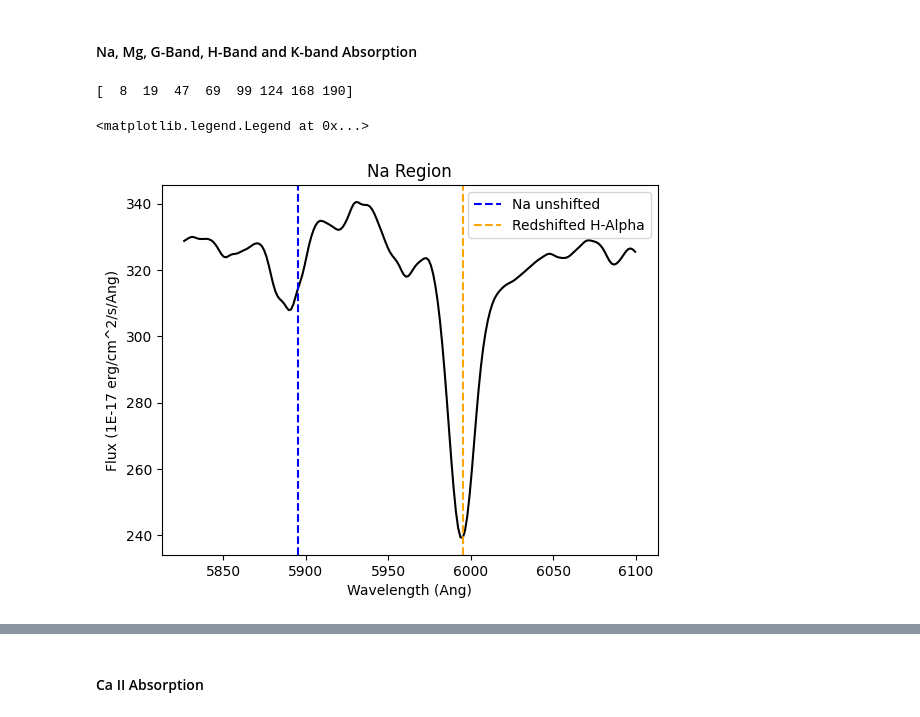
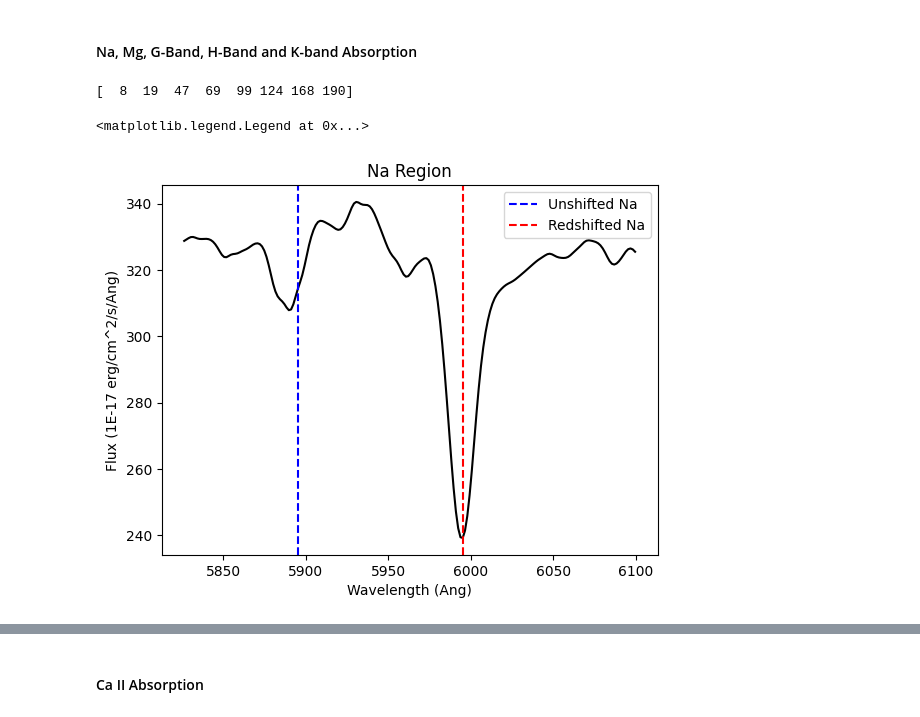
Before and after one commit to pie-tras/ASTR3800Final, a Jupyter notebook: pietras_final_project.ipynb, the cells around one changed output, grey strips where cells are left out. Cells and saved outputs as stored; diff of their text form; code cells hidden in the pictures.

```diff
--- a/pietras_final_project.ipynb
+++ b/pietras_final_project.ipynb
@@ -343,25 +343,25 @@ N II unshifted bandgap: 35.410000000000764, N II redshifted bandgap: 36.91113281
 # %%
 # Na
 
-max_values = scipy.signal.argrelmin(smoothed_flux[1850:2050])[0] # index = 5
-print(max_values)
+min_values = scipy.signal.argrelmin(smoothed_flux[1850:2050])[0] # index = 5
+print(min_values)
 
-shift_Na = wavelength[1850:2050][max_values[5]]
+shift_Na = wavelength[1850:2050][min_values[5]]
 
 plt.plot(wavelength[1850:2050], smoothed_flux[1850:2050], color = 'black')
 
-plt.axvline(NA, linestyle= '--', label = 'Na unshifted', color = 'blue')
+plt.axvline(NA, linestyle= '--', label = 'Unshifted Na', color = 'blue')
 
-plt.axvline(shift_Na, linestyle= '--', label = 'Redshifted H-Alpha', color = 'orange')
+plt.axvline(shift_Na, linestyle= '--', label = 'Redshifted Na', color = 'red')
 
 plt.xlabel("Wavelength (Ang)")
 plt.ylabel("Flux (1E-17 erg/cm^2/s/Ang)")
 plt.title("Na Region")
 plt.legend()
 # %% [output]
 [  8  19  47  69  99 124 168 190]
 <matplotlib.legend.Legend at 0x...>
-[figure, old version]
+[figure, new version]
 # %%
 # Mg
 
```
Also changed, not shown: parts of 7 cells of this notebook.
